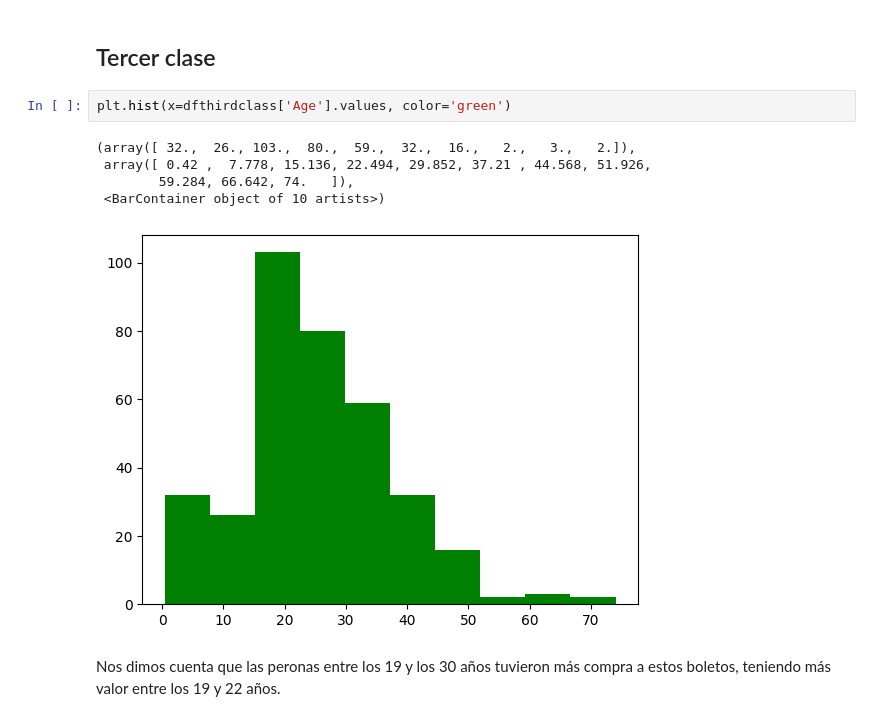
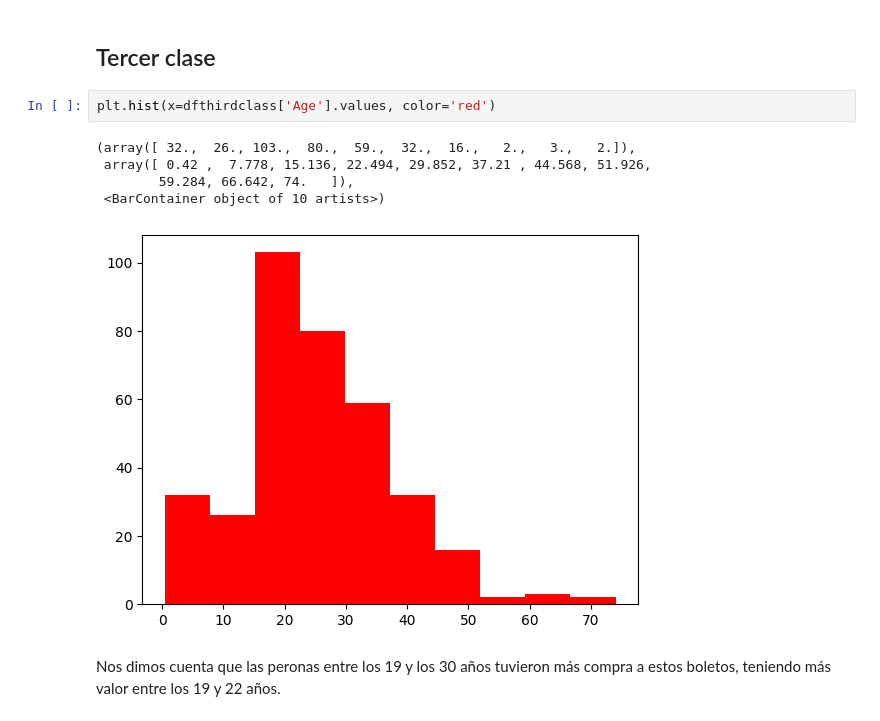
Before and after one commit to claraagui/iteso-data-analytics, a Jupyter notebook: notebooks/titanic.ipynb, the cells around one changed output. Cells and saved outputs as stored; diff of their text form.

```diff
--- a/notebooks/titanic.ipynb
+++ b/notebooks/titanic.ipynb
@@ -197,13 +215,13 @@ Nos dimos cuenta que las personas en un rango de entre 22 y 35 años fueron las
 # %% [markdown]
 ## Tercer clase
 # %%
-plt.hist(x=dfthirdclass['Age'].values, color='green')
+plt.hist(x=dfthirdclass['Age'].values, color='red')
 # %% [output]
 (array([ 32.,  26., 103.,  80.,  59.,  32.,  16.,   2.,   3.,   2.]),
  array([ 0.42 ,  7.778, 15.136, 22.494, 29.852, 37.21 , 44.568, 51.926,
         59.284, 66.642, 74.   ]),
  <BarContainer object of 10 artists>)
-[figure, old version]
+[figure, new version]
 # %% [markdown]
 Nos dimos cuenta que las peronas entre los 19 y los 30 años tuvieron más compra a estos boletos, teniendo más valor entre los 19 y 22 años.
 # %%
```
Also changed, not shown: parts of 6 cells of this notebook, 3 other files.
